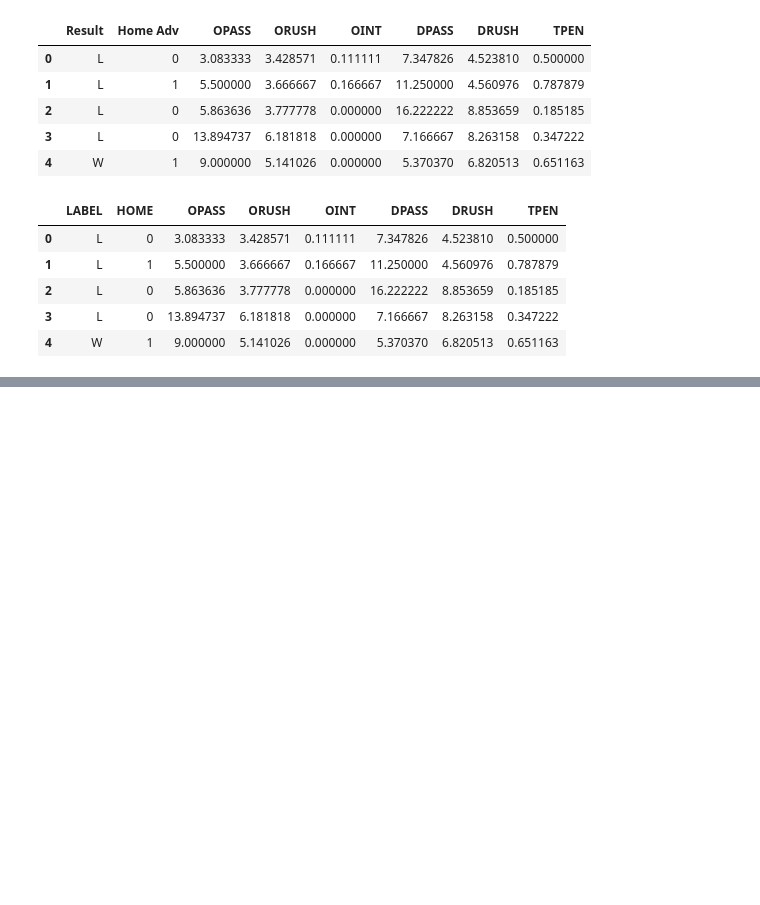
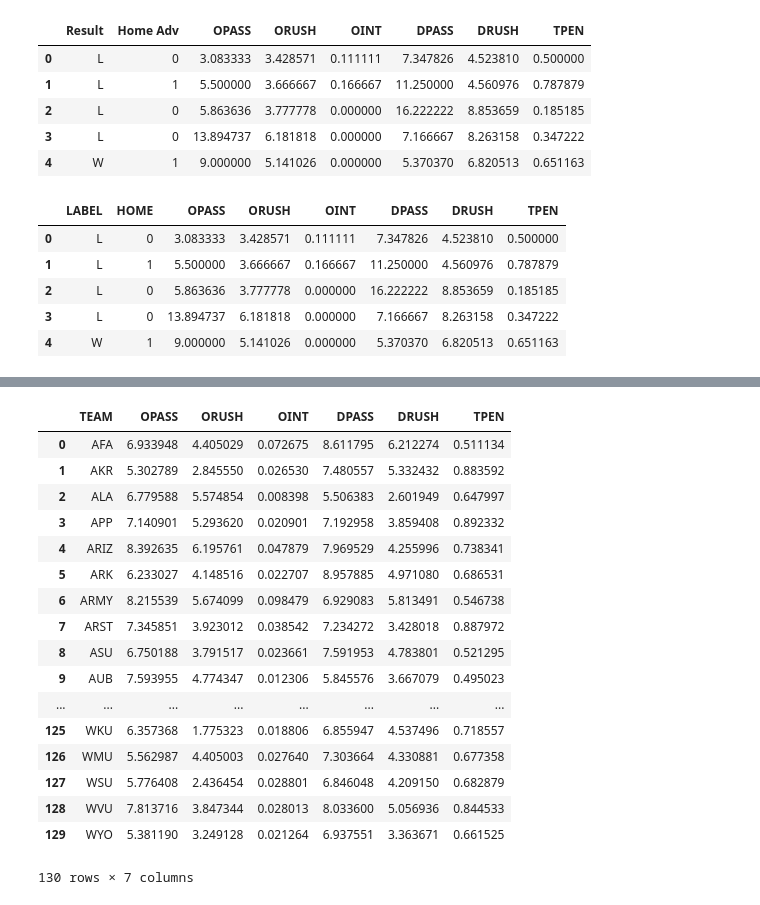
Before and after one commit to Roachns/Football_Forecasters, a Jupyter notebook: prepare_stats.ipynb, the cells around one changed output, grey strips where cells are left out. Drawn from its saved outputs; the diff is of its cells as text; code cells hidden in the pictures; blank space fills up the shorter version.

```diff
--- a/prepare_stats.ipynb
+++ b/prepare_stats.ipynb
@@ -284,0 +289,3 @@ eff_df.to_csv('Data/efficiency_stats_test.csv', index=False)
+# %%
+prod_df = pd.read_csv('Data/testing_data_with_efficiency.csv', parse_dates=[0])
+prod_df.head()
@@ -284,0 +300,25 @@ eff_df.to_csv('Data/efficiency_stats_test.csv', index=False)
+# %%
+prod_df = prod_df[['Team_Abbr','OPASS','ORUSH','OINT','DPASS','DRUSH','TPEN']]
+# %%
+prod_df = prod_df.groupby('Team_Abbr').mean().reset_index()
+prod_df = prod_df.rename(columns={'Team_Abbr':'TEAM'})
+prod_df
+# %% [output]
+|  | TEAM | OPASS | ORUSH | OINT | DPASS | DRUSH | TPEN |
+| 0 | AFA | 6.933948 | 4.405029 | 0.072675 | 8.611795 | 6.212274 | 0.511134 |
+| 1 | AKR | 5.302789 | 2.845550 | 0.026530 | 7.480557 | 5.332432 | 0.883592 |
+| 2 | ALA | 6.779588 | 5.574854 | 0.008398 | 5.506383 | 2.601949 | 0.647997 |
+| 3 | APP | 7.140901 | 5.293620 | 0.020901 | 7.192958 | 3.859408 | 0.892332 |
+| 4 | ARIZ | 8.392635 | 6.195761 | 0.047879 | 7.969529 | 4.255996 | 0.738341 |
+| 5 | ARK | 6.233027 | 4.148516 | 0.022707 | 8.957885 | 4.971080 | 0.686531 |
+| 6 | ARMY | 8.215539 | 5.674099 | 0.098479 | 6.929083 | 5.813491 | 0.546738 |
+| 7 | ARST | 7.345851 | 3.923012 | 0.038542 | 7.234272 | 3.428018 | 0.887972 |
+| 8 | ASU | 6.750188 | 3.791517 | 0.023661 | 7.591953 | 4.783801 | 0.521295 |
+| 9 | AUB | 7.593955 | 4.774347 | 0.012306 | 5.845576 | 3.667079 | 0.495023 |
+| ... | ... | ... | ... | ... | ... | ... | ... |
+| 125 | WKU | 6.357368 | 1.775323 | 0.018806 | 6.855947 | 4.537496 | 0.718557 |
+| 126 | WMU | 5.562987 | 4.405003 | 0.027640 | 7.303664 | 4.330881 | 0.677358 |
+| 127 | WSU | 5.776408 | 2.436454 | 0.028801 | 6.846048 | 4.209150 | 0.682879 |
+| 128 | WVU | 7.813716 | 3.847344 | 0.028013 | 8.033600 | 5.056936 | 0.844533 |
+| 129 | WYO | 5.381190 | 3.249128 | 0.021264 | 6.937551 | 3.363671 | 0.661525 |
+130 rows × 7 columns
```
Also changed, not shown: parts of 3 cells of this notebook, 2 other files.
